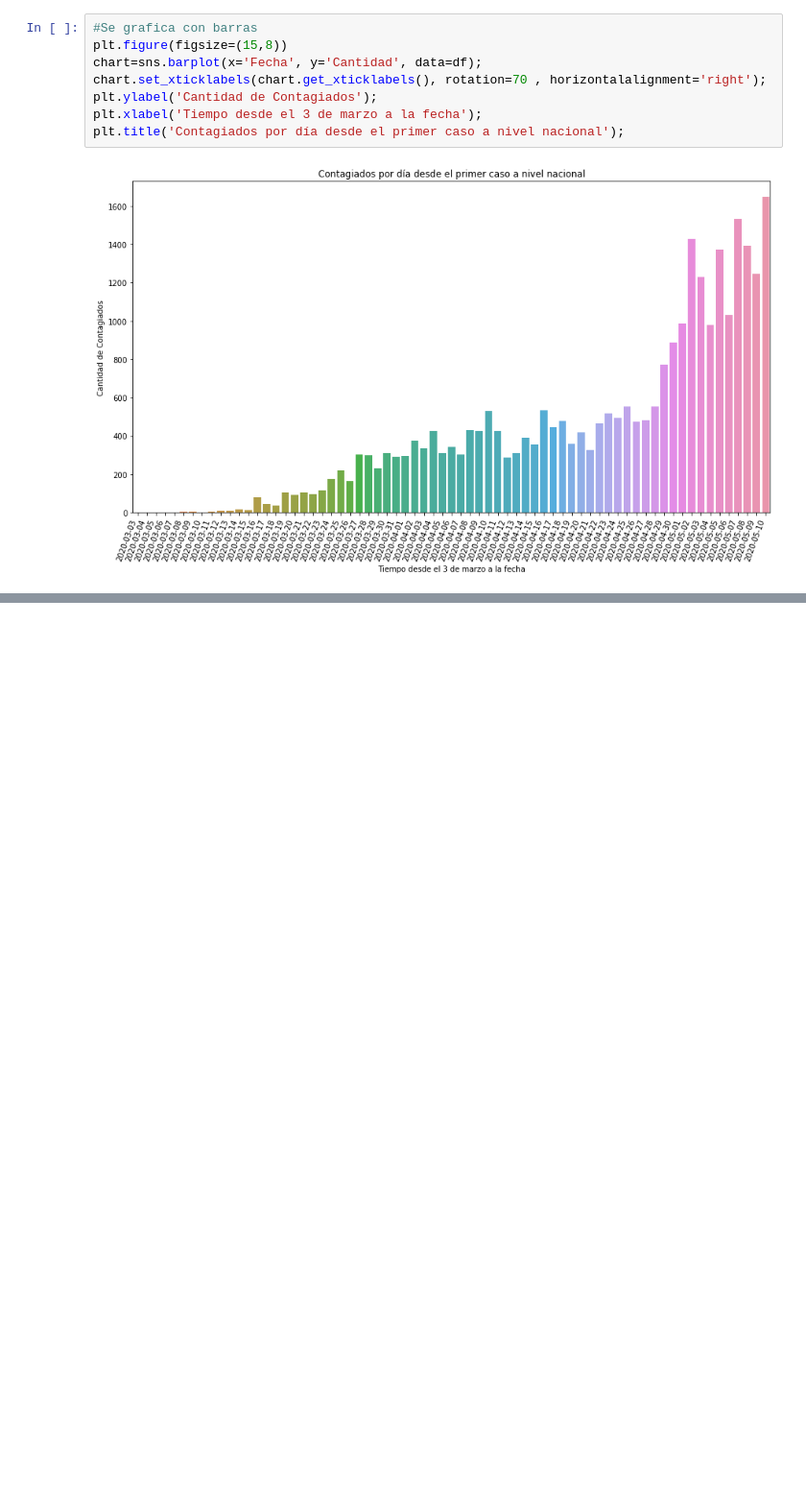
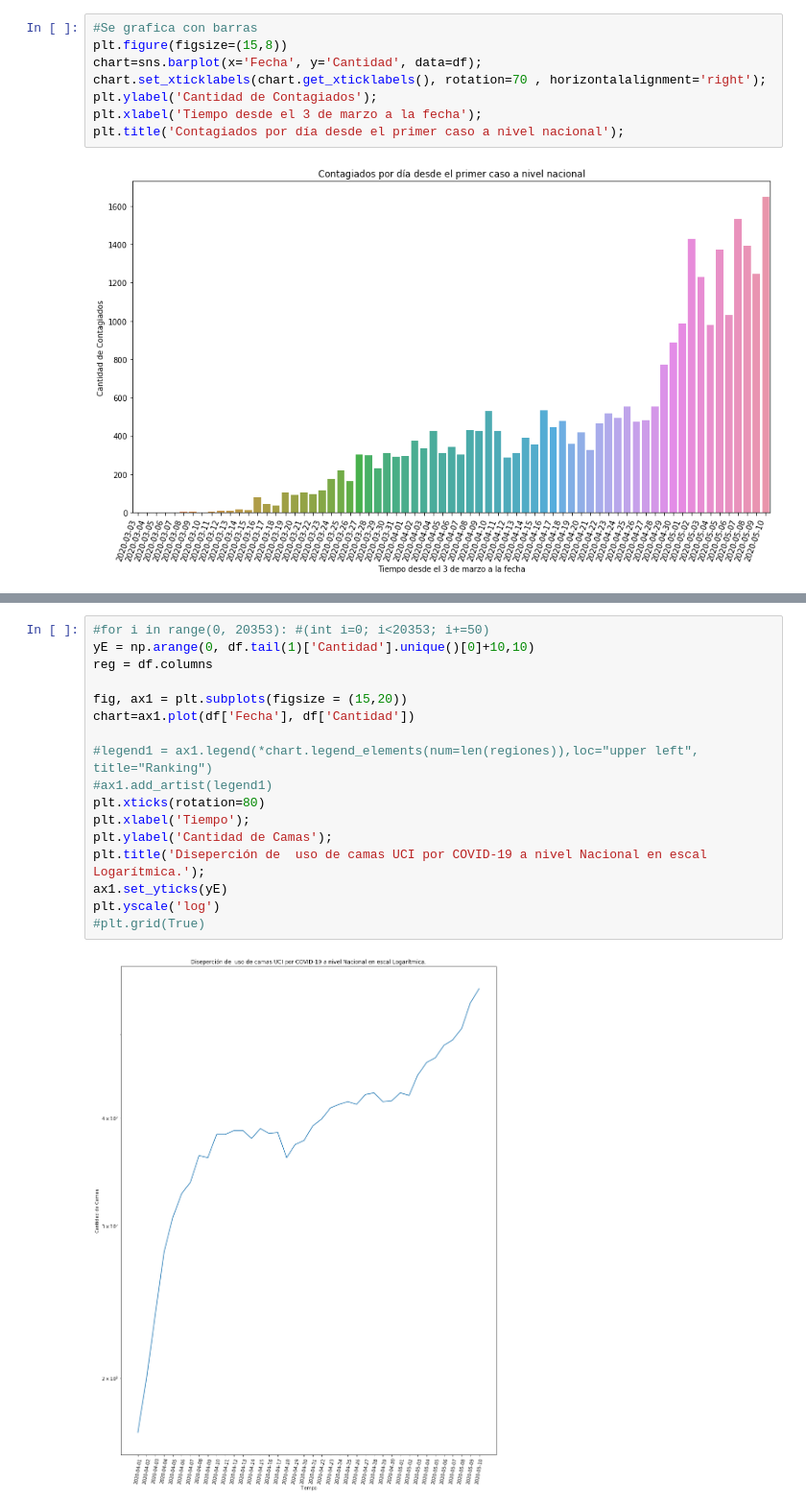
Before and after one commit to EdGoll/doctorado, a Jupyter notebook: Mineria_de_Datos/Taller_01/Taller_01.ipynb, the cells around one changed output, grey strips where cells are left out. Shown at 96% size. Saved outputs shown, nothing was run; the diff lists cells and outputs as text; blank space fills up the shorter version.

```diff
--- a/Mineria_de_Datos/Taller_01/Taller_01.ipynb
+++ b/Mineria_de_Datos/Taller_01/Taller_01.ipynb
@@ -345,0 +414,19 @@ plt.title('Contagiados por día desde el primer caso a nivel nacional');
+# %%
+#for i in range(0, 20353): #(int i=0; i<20353; i+=50)
+yE = np.arange(0, df.tail(1)['Cantidad'].unique()[0]+10,10)
+reg = df.columns
+
+fig, ax1 = plt.subplots(figsize = (15,20))
+chart=ax1.plot(df['Fecha'], df['Cantidad'])
+
+#legend1 = ax1.legend(*chart.legend_elements(num=len(regiones)),loc="upper left", title="Ranking")
+#ax1.add_artist(legend1)
+plt.xticks(rotation=80)
+plt.xlabel('Tiempo');
+plt.ylabel('Cantidad de Camas');
+plt.title('Diseperción de  uso de camas UCI por COVID-19 a nivel Nacional en escal Logarítmica.');
+ax1.set_yticks(yE)
+plt.yscale('log')
+#plt.grid(True)
+# %% [output]
+[figure, added]
```
Also changed, not shown: parts of 27 cells of this notebook.
